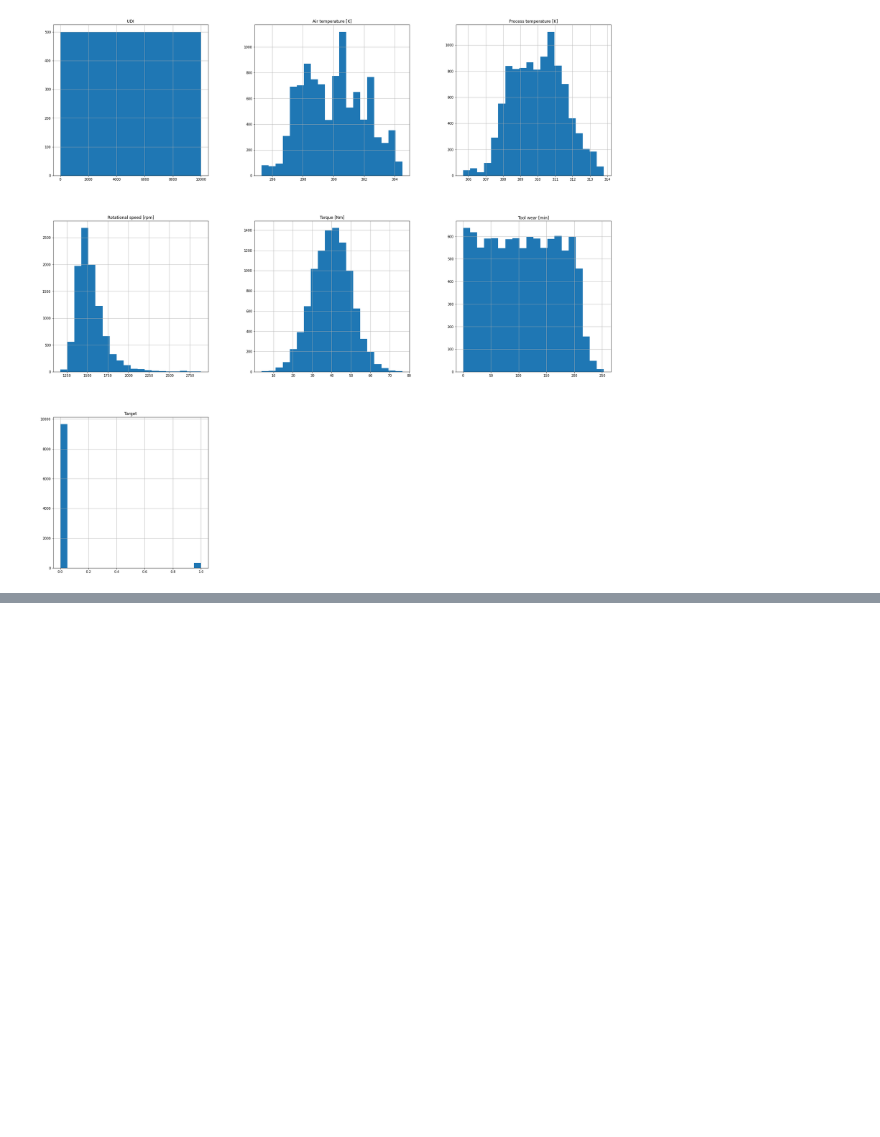
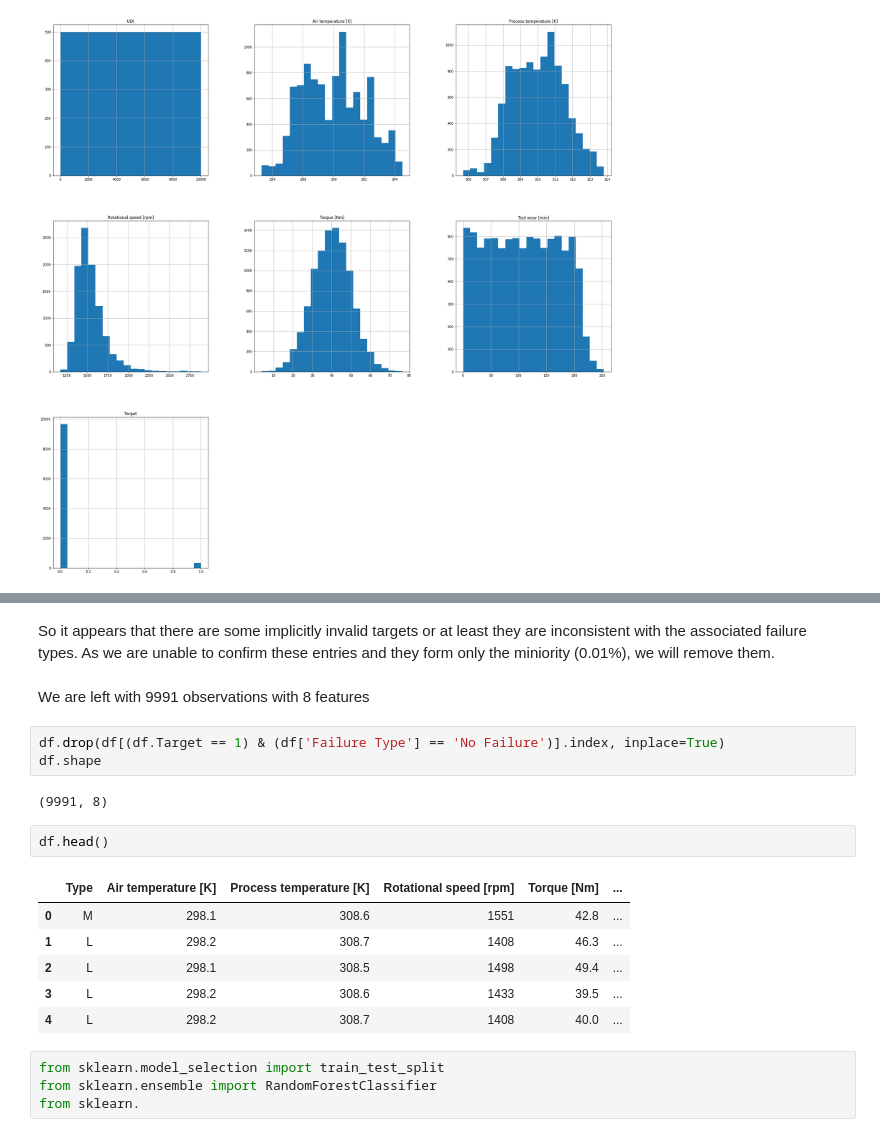
Before and after one commit to ChngYuanLongRandy/MachinePredictiveMaintenanceClassification, a Jupyter notebook: notebook.ipynb, the cells around one changed output, grey strips where cells are left out. Drawn from its saved outputs; the diff is of its cells as text; blank space fills up the shorter version.

```diff
--- a/notebook.ipynb
+++ b/notebook.ipynb
@@ -87,0 +180,22 @@ df['Failure Type'].value_counts().plot(kind='bar')
+# %% [markdown]
+So it appears that there are some implicitly invalid targets or at least they are inconsistent with the associated failure types. As we are unable to confirm these entries and they form only the miniority (0.01%), we will remove them.
+# %% [markdown]
+We are left with 9991 observations with 8 features
+# %%
+df.drop(df[(df.Target == 1) & (df['Failure Type'] == 'No Failure')].index, inplace=True)
+df.shape
+# %% [output]
+(9991, 8)
+# %%
+df.head()
+# %% [output]
+|  | Type | Air temperature [K] | Process temperature [K] | Rotational speed [rpm] | Torque [Nm] | ... |
+| 0 | M | 298.1 | 308.6 | 1551 | 42.8 | ... |
+| 1 | L | 298.2 | 308.7 | 1408 | 46.3 | ... |
+| 2 | L | 298.1 | 308.5 | 1498 | 49.4 | ... |
+| 3 | L | 298.2 | 308.6 | 1433 | 39.5 | ... |
+| 4 | L | 298.2 | 308.7 | 1408 | 40.0 | ... |
+# %%
+from sklearn.model_selection import train_test_split
+from sklearn.ensemble import RandomForestClassifier
+from sklearn.
```
Also changed, not shown: parts of 13 cells of this notebook.
